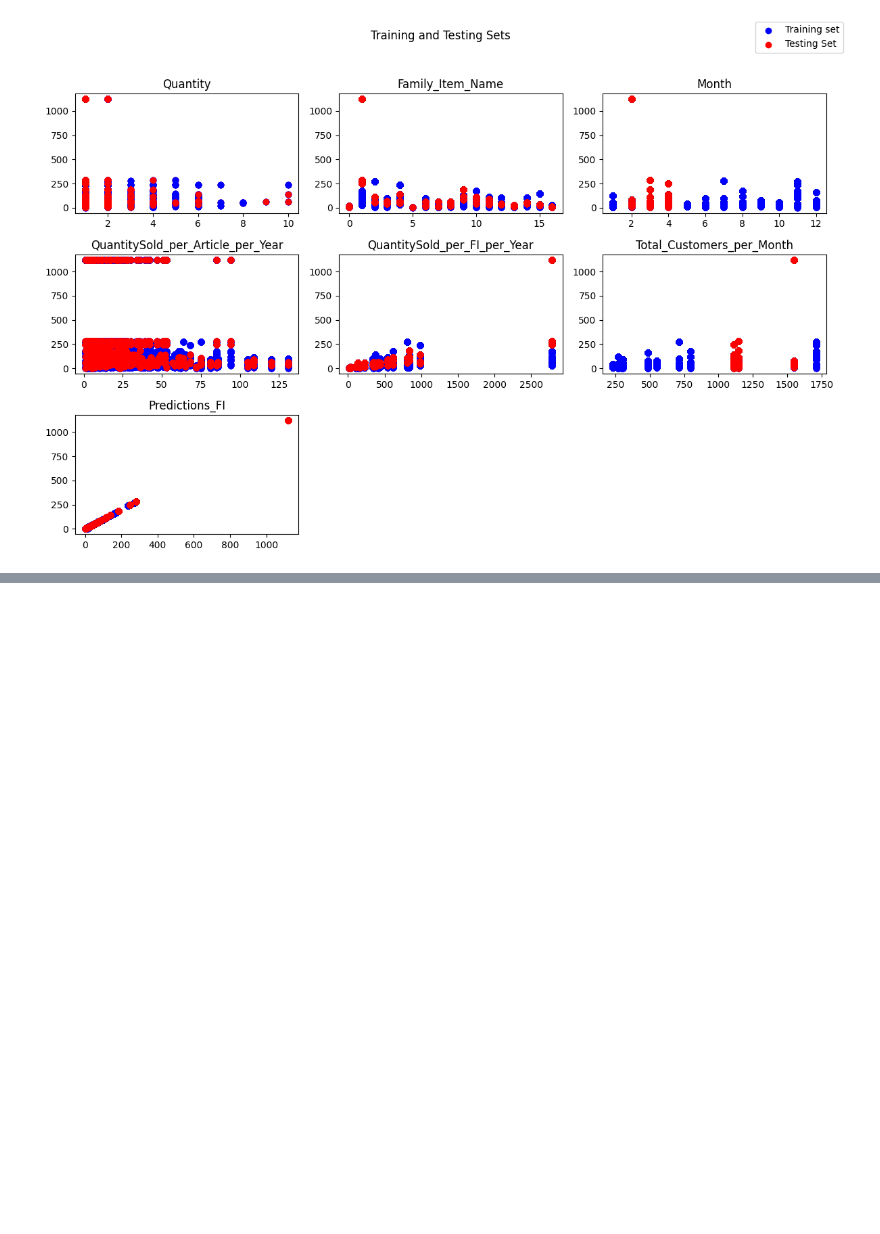
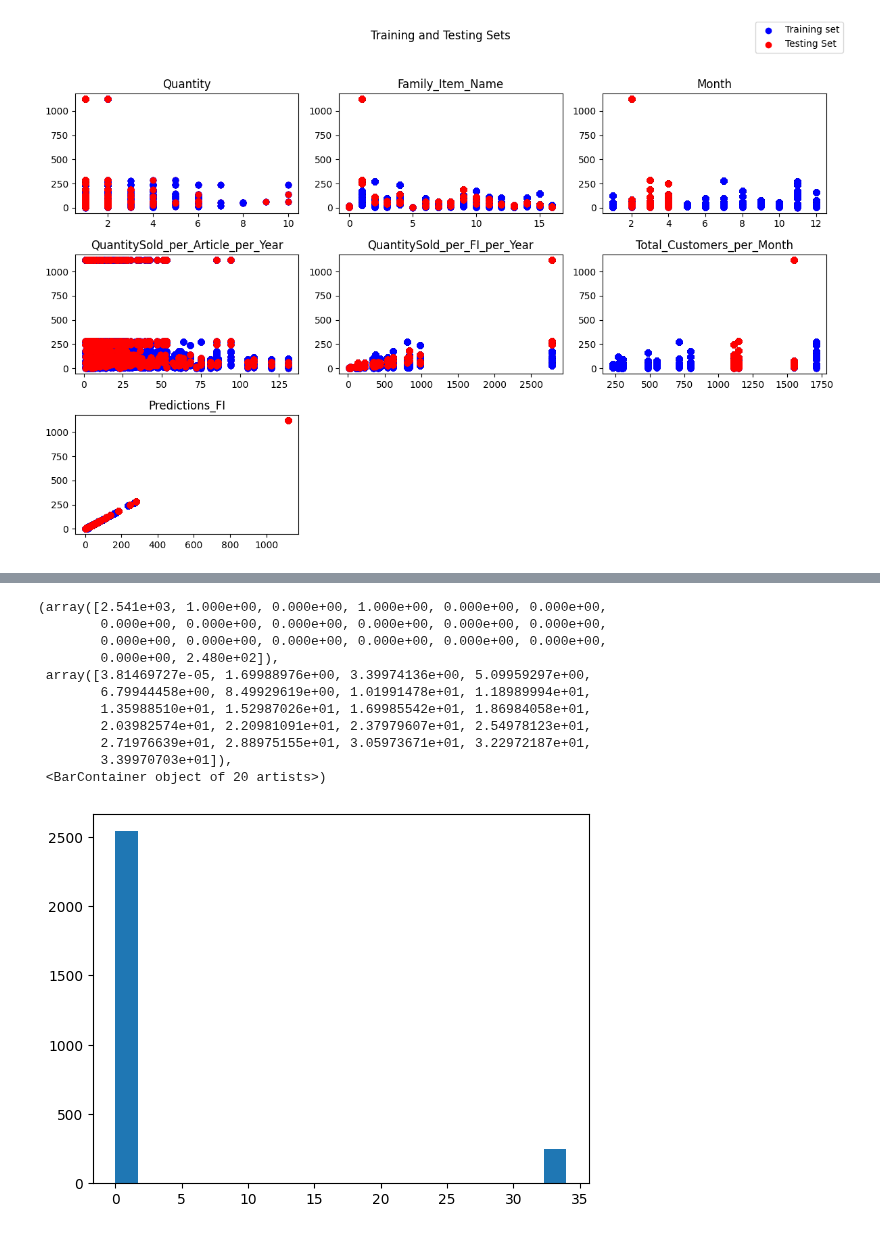
Before and after one commit to Nlasry1996/Nautica-Home, a Jupyter notebook: FamilyItemPred.ipynb, the cells around one changed output, grey strips where cells are left out. Cells and saved outputs as stored; diff of their text form; code cells hidden in the pictures; blank space fills up the shorter version.

```diff
--- a/FamilyItemPred.ipynb
+++ b/FamilyItemPred.ipynb
@@ -656,3 +701,19 @@ Cross Validation splitting the dataset to predict the other half of the dataset
+# %%
+err_hist=np.abs(y_actual - y_pred)
+plt.hist(err_hist , bins=20)
+# %% [output]
+(array([2.541e+03, 1.000e+00, 0.000e+00, 1.000e+00, 0.000e+00, 0.000e+00,
+        0.000e+00, 0.000e+00, 0.000e+00, 0.000e+00, 0.000e+00, 0.000e+00,
+        0.000e+00, 0.000e+00, 0.000e+00, 0.000e+00, 0.000e+00, 0.000e+00,
+        0.000e+00, 2.480e+02]),
+ array([3.81469727e-05, 1.69988976e+00, 3.39974136e+00, 5.09959297e+00,
+        6.79944458e+00, 8.49929619e+00, 1.01991478e+01, 1.18989994e+01,
+        1.35988510e+01, 1.52987026e+01, 1.69985542e+01, 1.86984058e+01,
+        2.03982574e+01, 2.20981091e+01, 2.37979607e+01, 2.54978123e+01,
+        2.71976639e+01, 2.88975155e+01, 3.05973671e+01, 3.22972187e+01,
+        3.39970703e+01]),
+ <BarContainer object of 20 artists>)
+[figure, added]
 # %%
 df['Family_Item_Name']=label_encoder.inverse_transform(df['Family_Item_Name'])
 df
```
Also changed, not shown: parts of 9 cells of this notebook.
